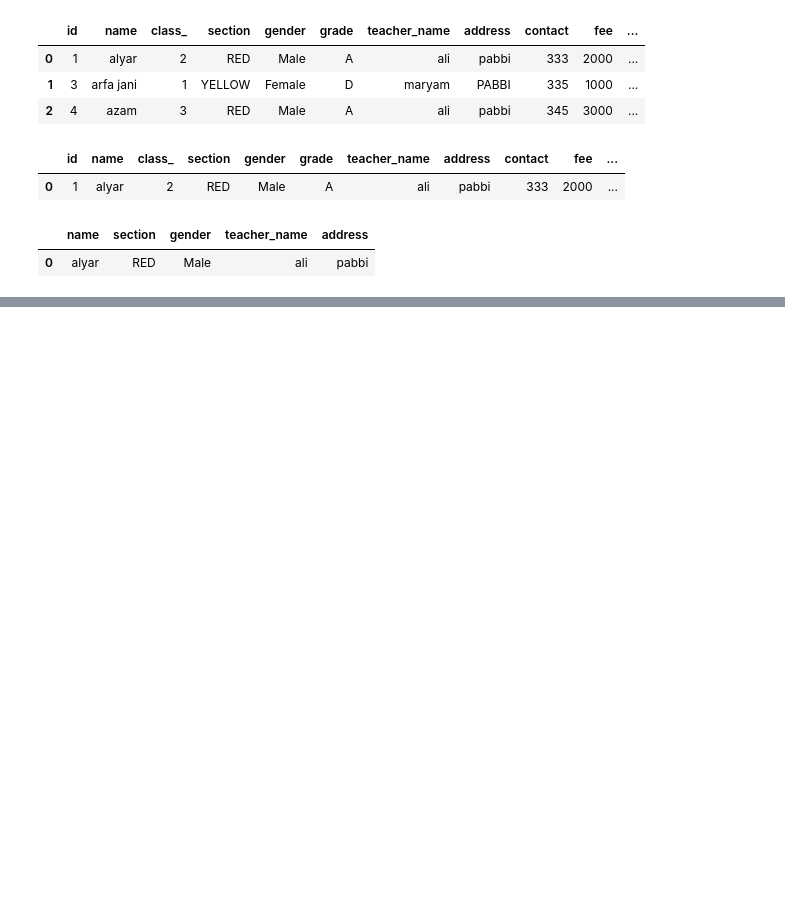
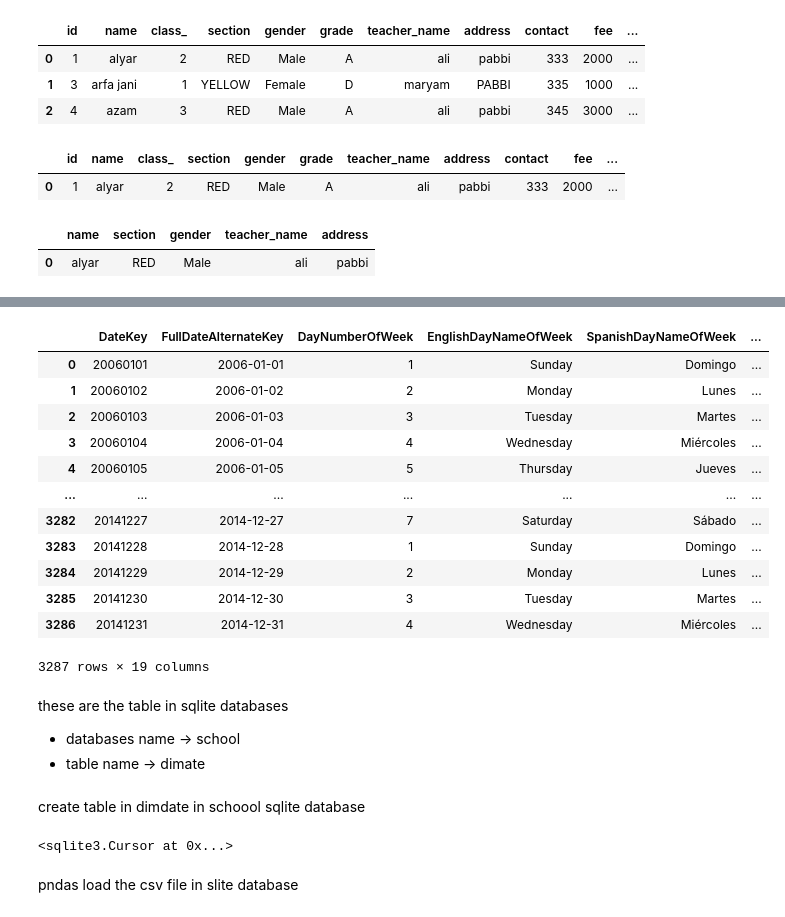
Before and after one commit to 960Subhamsingh/Python-oops-concept, a Jupyter notebook: database_connectivity/sqlite.ipynb, the cells around one changed output, grey strips where cells are left out. Drawn from its saved outputs; the diff is of its cells as text; code cells hidden in the pictures; blank space fills up the shorter version.

```diff
--- a/database_connectivity/sqlite.ipynb
+++ b/database_connectivity/sqlite.ipynb
@@ -93,0 +98,6 @@ pd.read_sql_query("SELECT name , section , gender , teacher_name , address FROM
+# %%
+from pandasql import sqldf
+
+def pysqldf(q):
+    """this function eliminates the need to include locals/globals all the time"""
+    return sqldf('school', globals())
@@ -93,0 +253,21 @@ pd.read_sql_query("SELECT name , section , gender , teacher_name , address FROM
+# %%
+pysqldf('''select * from data  where  DateKey >= 20052231''')
+# %% [output]
+|  | DateKey | FullDateAlternateKey | DayNumberOfWeek | EnglishDayNameOfWeek | SpanishDayNameOfWeek | ... |
+| 0 | 20060101 | 2006-01-01 | 1 | Sunday | Domingo | ... |
+| 1 | 20060102 | 2006-01-02 | 2 | Monday | Lunes | ... |
+| 2 | 20060103 | 2006-01-03 | 3 | Tuesday | Martes | ... |
+| 3 | 20060104 | 2006-01-04 | 4 | Wednesday | Miércoles | ... |
+| 4 | 20060105 | 2006-01-05 | 5 | Thursday | Jueves | ... |
+| ... | ... | ... | ... | ... | ... | ... |
+| 3282 | 20141227 | 2014-12-27 | 7 | Saturday | Sábado | ... |
+| 3283 | 20141228 | 2014-12-28 | 1 | Sunday | Domingo | ... |
+| 3284 | 20141229 | 2014-12-29 | 2 | Monday | Lunes | ... |
+| 3285 | 20141230 | 2014-12-30 | 3 | Tuesday | Martes | ... |
+| 3286 | 20141231 | 2014-12-31 | 4 | Wednesday | Miércoles | ... |
+3287 rows × 19 columns
+# %% [markdown]
+these are the table in sqlite databases
+
+* databases name -> school
+* table name -> dimate
@@ -93,0 +294,8 @@ pd.read_sql_query("SELECT name , section , gender , teacher_name , address FROM
+# %% [markdown]
+create table in dimdate in schoool sqlite database
+# %%
+cur.executescript(dimdate)
+# %% [output]
+<sqlite3.Cursor at 0x...>
+# %% [markdown]
+pndas load the csv file in slite database
```
Also changed, not shown: parts of 34 cells of this notebook, 3 other files.
